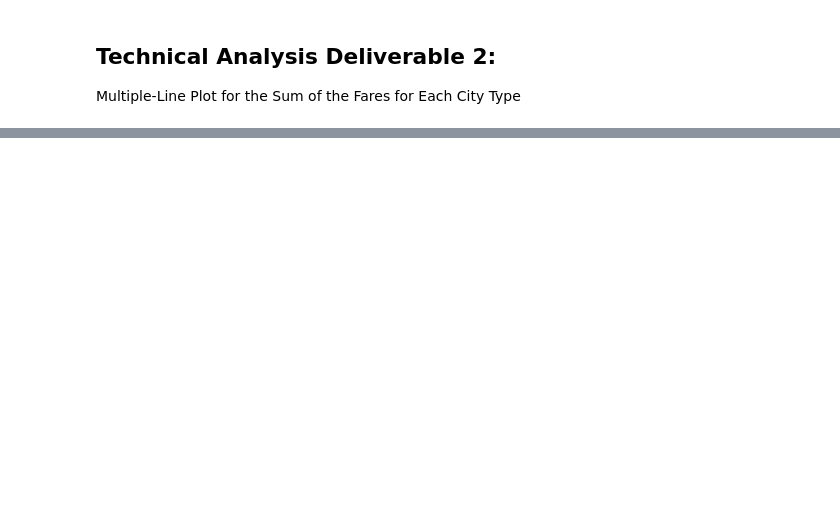
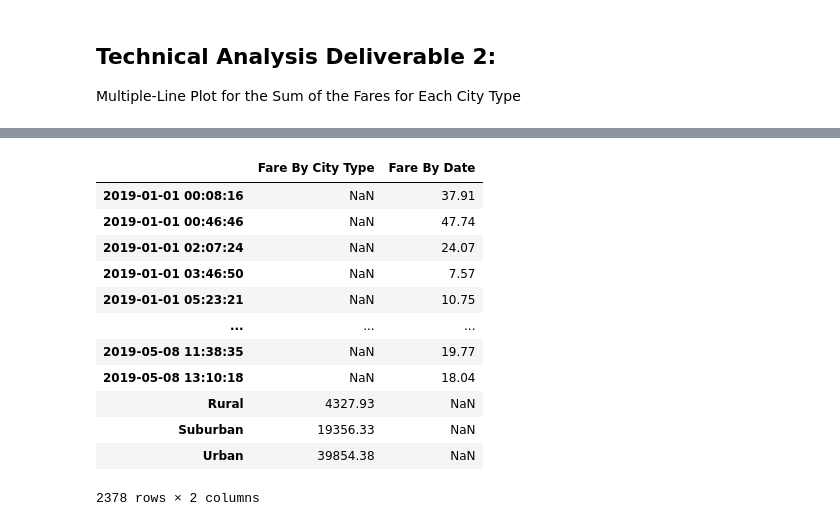
Before and after one commit to sathvikaithala/pyber-analysis, a Jupyter notebook: PyBer_Challenge.ipynb, the cells around one changed output, grey strips where cells are left out. Cells and saved outputs as stored; diff of their text form; code cells hidden in the pictures; blank space fills up the shorter version.

```diff
--- a/PyBer_Challenge.ipynb
+++ b/PyBer_Challenge.ipynb
@@ -729,0 +830,5 @@ pyber_data_df
+# %%
+# calculate series values to be put in a dataframe
+
+fare_by_city = pyber_df2.groupby("City Type").sum()["Fare"]
+fare_by_date = pyber_df2.groupby("Date").sum()["Fare"]
@@ -729,0 +859,24 @@ pyber_data_df
+# %%
+## CHALLENGE STEP 6
+
+# Convert the groupby Series into a DataFrame.
+
+fare_df = pd.DataFrame({
+             "Fare By City Type": fare_by_city,
+             "Fare By Date": fare_by_date})
+# %%
+fare_df
+# %% [output]
+|  | Fare By City Type | Fare By Date |
+| 2019-01-01 00:08:16 | NaN | 37.91 |
+| 2019-01-01 00:46:46 | NaN | 47.74 |
+| 2019-01-01 02:07:24 | NaN | 24.07 |
+| 2019-01-01 03:46:50 | NaN | 7.57 |
+| 2019-01-01 05:23:21 | NaN | 10.75 |
+| ... | ... | ... |
+| 2019-05-08 11:38:35 | NaN | 19.77 |
+| 2019-05-08 13:10:18 | NaN | 18.04 |
+| Rural | 4327.93 | NaN |
+| Suburban | 19356.33 | NaN |
+| Urban | 39854.38 | NaN |
+2378 rows × 2 columns
```
Also changed, not shown: parts of 11 cells of this notebook.
